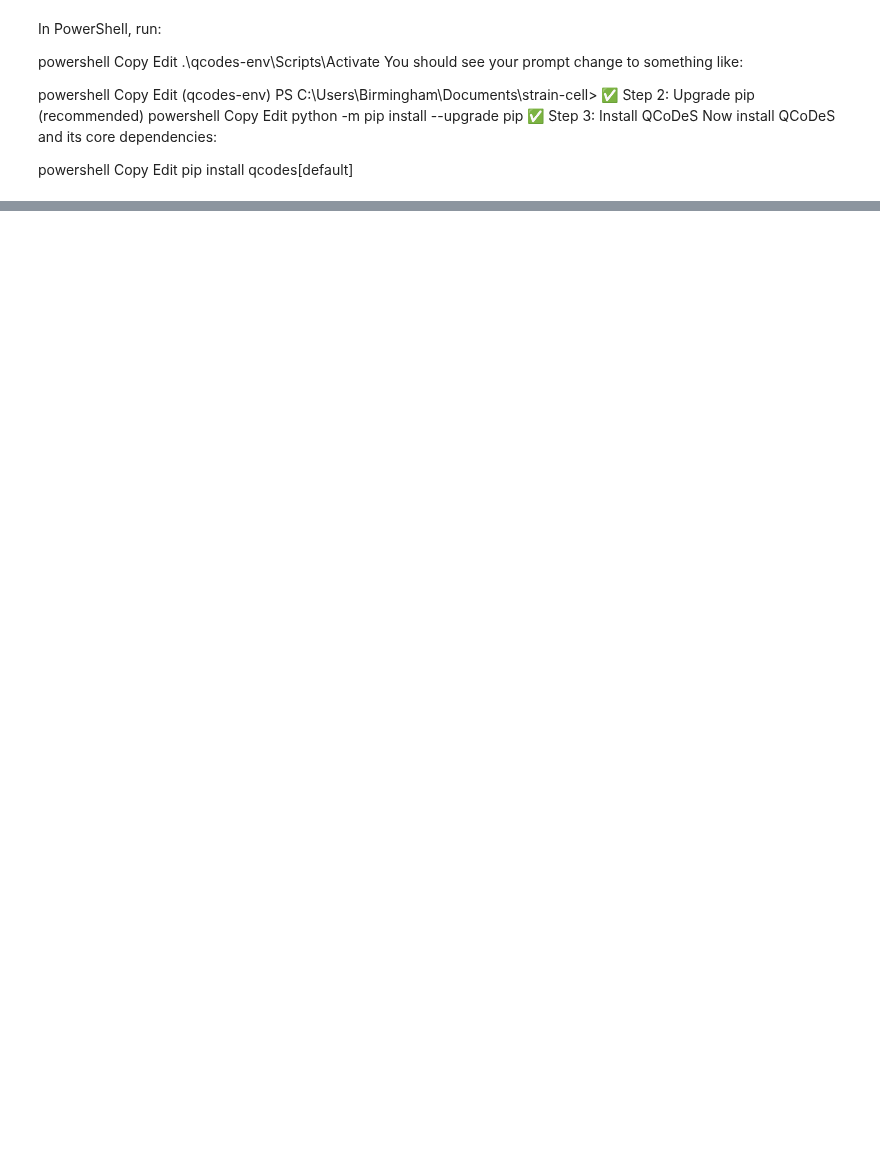
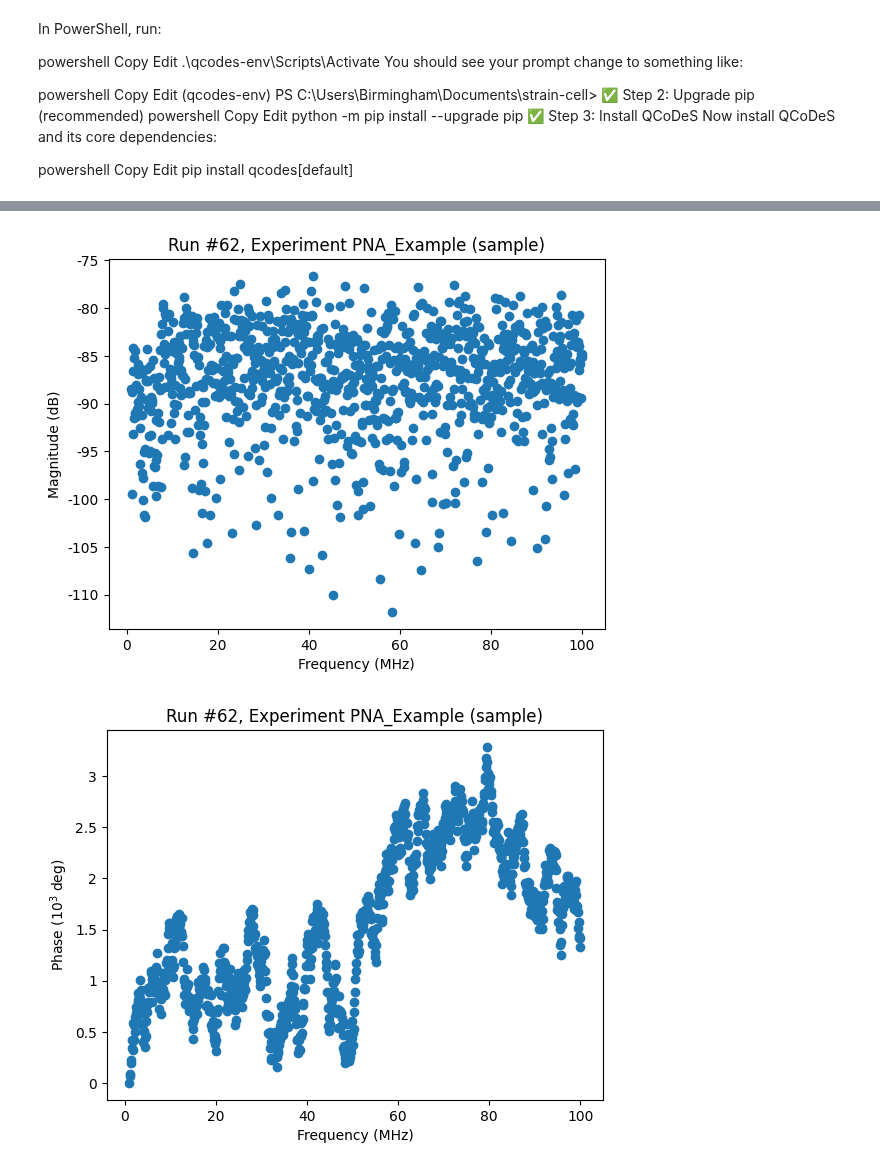
Before and after one commit to Brogan8813/strain-cell, a Jupyter notebook: VNA_data+figures/VNA_Comms.ipynb, the cells around one changed output, grey strips where cells are left out. Saved outputs shown, nothing was run; the diff lists cells and outputs as text; code cells hidden in the pictures; blank space fills up the shorter version.

```diff
--- a/VNA_data+figures/VNA_Comms.ipynb
+++ b/VNA_data+figures/VNA_Comms.ipynb
@@ -113,0 +112,78 @@ ModuleNotFoundError: No module named 'qcodes'
+# %%
+n=100
+# %%
+from qcodes.parameters import Parameter
+from qcodes import Instrument
+from qcodes.utils.validators import Arrays, Numbers
+
+
+
+from qcodes.instrument_drivers.Keysight import KeysightN5232B # also note that only N5232B for qcodes, not N5232A, so need to see if this affects something
+n+=1
+vna_num = f'vna_{n}'
+print(vna_num)
+vna = KeysightN5232B(vna_num, visa_address) # need to add the IP address of the vna here
+
+print(f'we are connected to{vna.IDN()}') #just a line to check that we're connected to the right instrument
+print(f'the parameters are{ vna.trace}')
+
+
+# Set up a frequency sweep from 100 MHz to 1 GHz, with 1001 points-just picked random frequency values but will adjust accordingly later
+vna.start(10**6)
+vna.stop(10**8)
+vna.points(1001)
+vna.trace() # selects the S21 parameter, which is the signal from port 1 to port 2 (forward transmission)
+
+
+# Disable automatic sweeping
+vna.auto_sweep(False)
+
+# Run a measurement
+meas = Measurement()
+meas.register_parameter(vna.magnitude)
+meas.register_parameter(vna.phase)
+
+
+with meas.run() as datasaver:
+    vna.traces.tr1.run_sweep()  # Ask the vNA to take a measurement
+    mag = vna.magnitude()
+    phase = vna.unwrapped_phase()
+    datasaver.add_result((vna.magnitude, mag), (vna.phase, phase))
+    dataid = datasaver.run_id
+plot_by_id(dataid)
+
+print(vna.traces.tr1.trace_name)
+
+
+# Disable automatic sweeping
+vna.auto_sweep(False)
+print(vna.traces)
+print(len(vna.traces))
+
+catalog = vna.get_trace_catalog()
+print(catalog)
+
+#vna.enable_trace(2)
+vna.enable_trace(1)
+
+# Update the list of traces
+traces = vna.traces
+
+# Run a measurement
+meas = Measurement()
+meas.register_parameter(traces.tr1.magnitude)
+
+#meas.register_parameter(traces.CH1_S11_1.magnitude)
+#meas.register_parameter(traces.tr3.magnitude)
+#meas.register_parameter(traces.tr4.magnitude)
+
+with meas.run() as datasaver:
+    traces.tr1.run_sweep()  # Ask the PNA to take a measurement
+    data = []
+    for trace in traces:
+        mag = trace.magnitude()
+        data.append((trace.magnitude, mag))
+    datasaver.add_result(*data)
+    dataid = datasaver.run_id
+plot_by_id(dataid)
+# %% [output]
@@ -113,0 +202,2 @@ ModuleNotFoundError: No module named 'qcodes'
+[figure, added]
+[figure, added]
```
Also changed, not shown: parts of 8 cells of this notebook, 4 other files.
